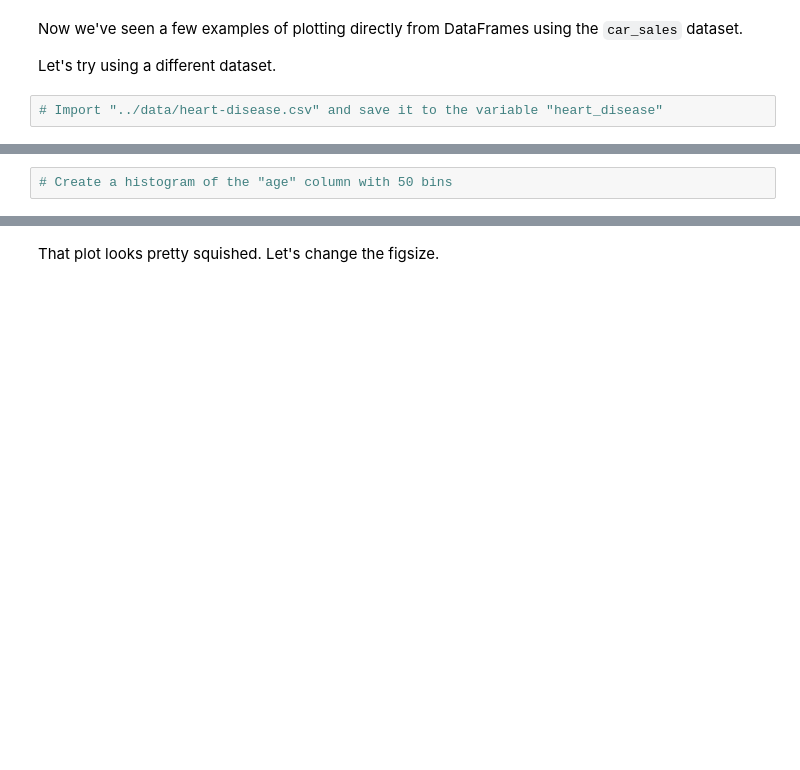
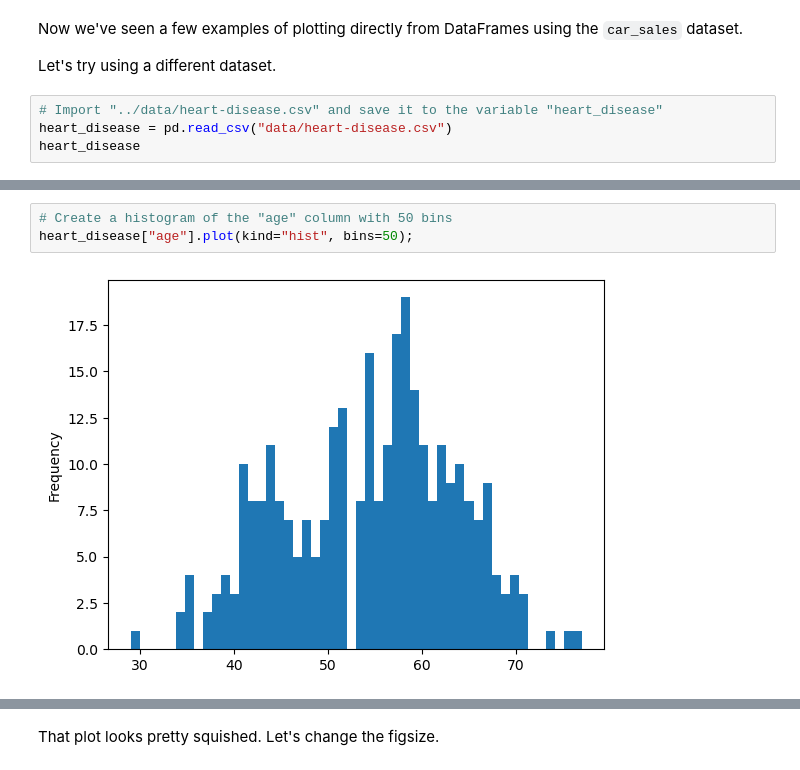
Before and after one commit to sakshamkumar1/master-machine-learning, a Jupyter notebook: matplotlib-exercises.ipynb, the cells around one changed output, grey strips where cells are left out. Drawn from its saved outputs; the diff is of its cells as text; blank space fills up the shorter version.

```diff
--- a/matplotlib-exercises.ipynb
+++ b/matplotlib-exercises.ipynb
@@ -355,3 +355,5 @@ Now we've seen a few examples of plotting directly from DataFrames using the `ca
 Let's try using a different dataset.
 # %%
 # Import "../data/heart-disease.csv" and save it to the variable "heart_disease"
+heart_disease = pd.read_csv("data/heart-disease.csv")
+heart_disease
@@ -360,5 +389,8 @@ Let's try using a different dataset.
 # %%
 # Create a histogram of the "age" column with 50 bins
+heart_disease["age"].plot(kind="hist", bins=50);
+# %% [output]
+[figure, added]
 # %%
 # Call plot.hist() on the heart_disease DataFrame and toggle the
 # "subplots" parameter to True
```
Also changed, not shown: parts of 12 cells of this notebook, 3 other files.
